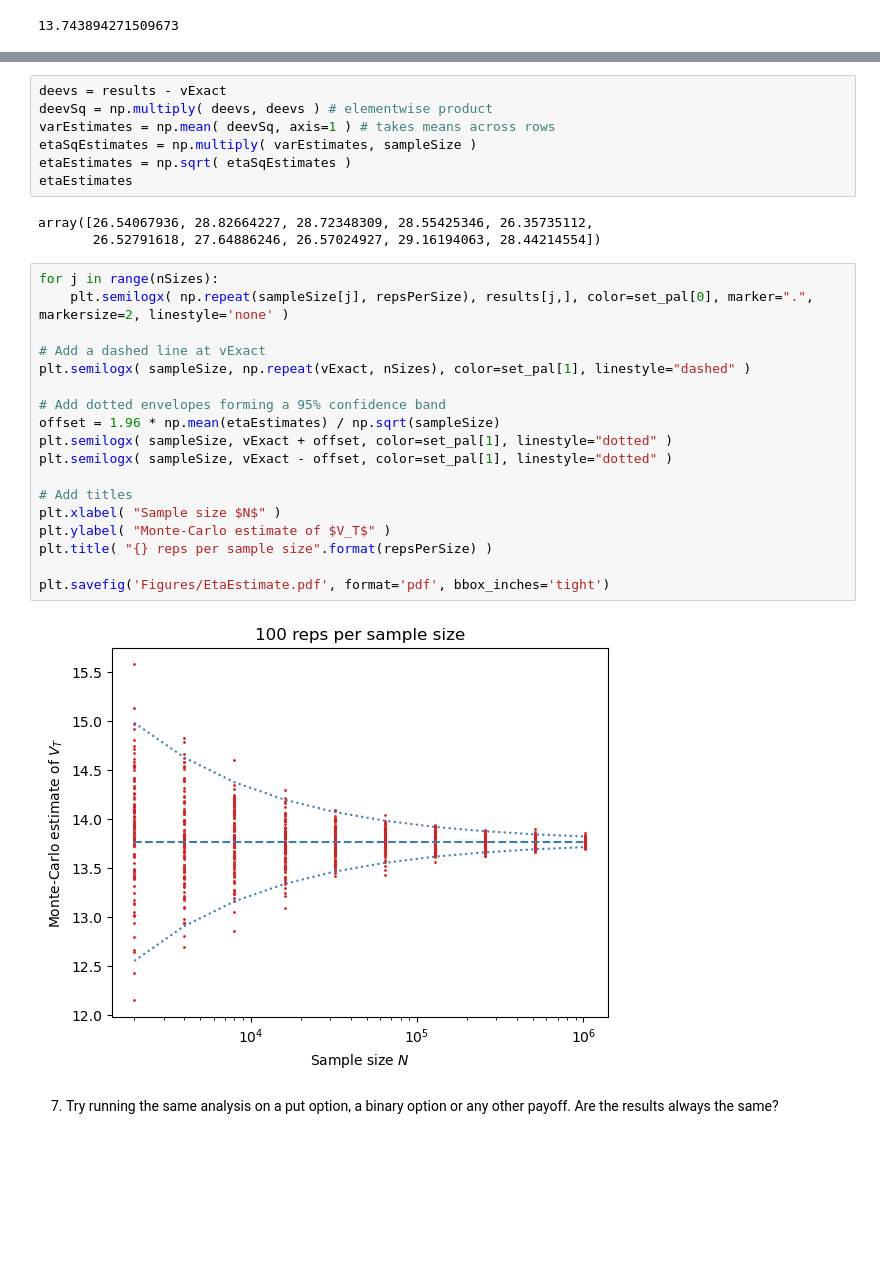
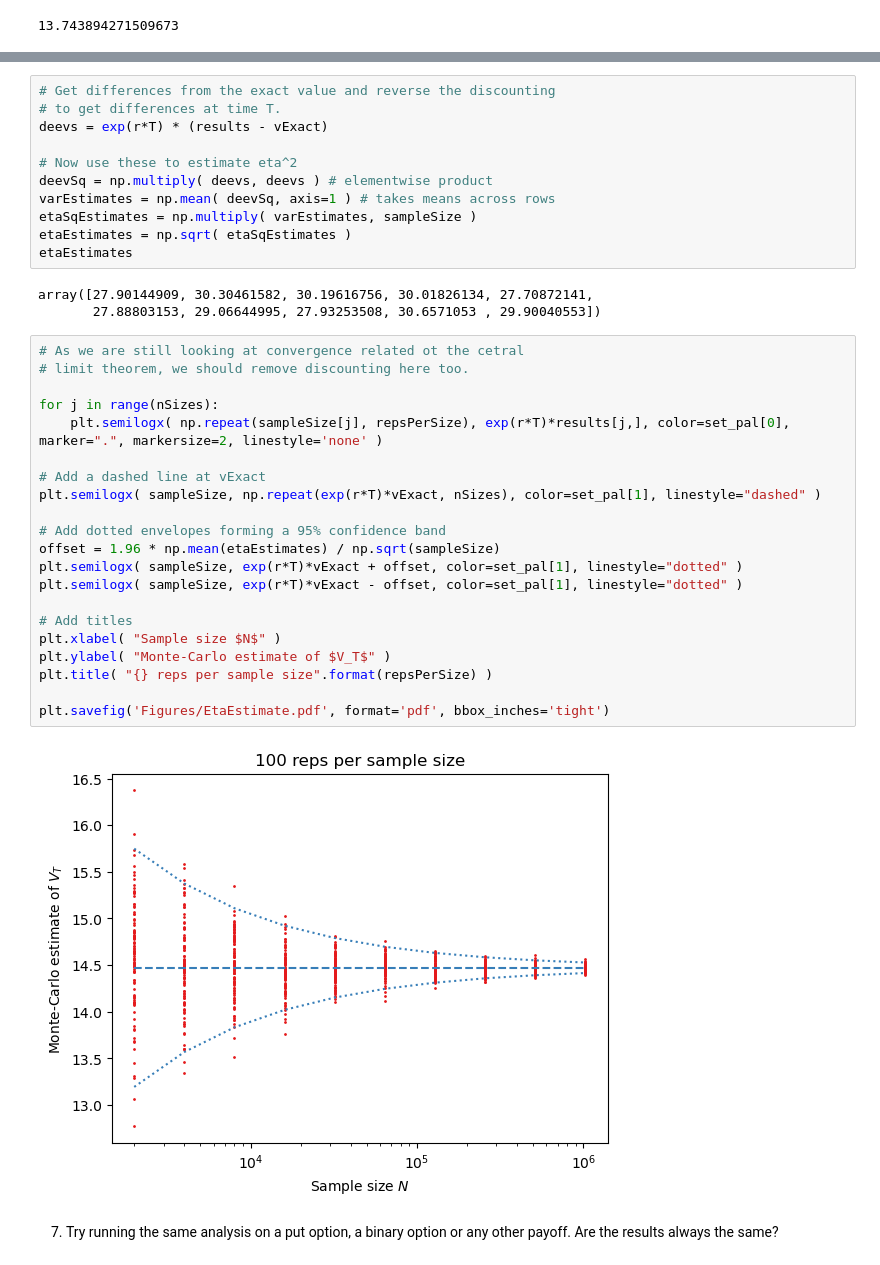
Before and after one commit to VenetianRed/MATH60082-python, a Jupyter notebook: solutions/MATH60082-lab-solution-5.ipynb, the cells around one changed output, grey strips where cells are left out. Saved outputs shown, nothing was run; the diff lists cells and outputs as text; blank space fills up the shorter version.

Commit message:
Fixed a mistake about estimateing eta^2: one should not use discounted values

```diff
--- a/solutions/MATH60082-lab-solution-5.ipynb
+++ b/solutions/MATH60082-lab-solution-5.ipynb
@@ -159,33 +156,40 @@ The table of results constructed above should help. We can compute sums-of-squar
 # %%
-deevs = results - vExact
+# Get differences from the exact value and reverse the discounting
+# to get differences at time T.
+deevs = exp(r*T) * (results - vExact)
+
+# Now use these to estimate eta^2
 deevSq = np.multiply( deevs, deevs ) # elementwise product
 varEstimates = np.mean( deevSq, axis=1 ) # takes means across rows
 etaSqEstimates = np.multiply( varEstimates, sampleSize )
 etaEstimates = np.sqrt( etaSqEstimates )
 etaEstimates
 # %% [output]
-array([26.54067936, 28.82664227, 28.72348309, 28.55425346, 26.35735112,
-       26.52791618, 27.64886246, 26.57024927, 29.16194063, 28.44214554])
+array([27.90144909, 30.30461582, 30.19616756, 30.01826134, 27.70872141,
+       27.88803153, 29.06644995, 27.93253508, 30.6571053 , 29.90040553])
 # %%
+# As we are still looking at convergence related ot the cetral
+# limit theorem, we should remove discounting here too.
+
 for j in range(nSizes):
-    plt.semilogx( np.repeat(sampleSize[j], repsPerSize), results[j,], color=set_pal[0], marker=".", markersize=2, linestyle='none' )
+    plt.semilogx( np.repeat(sampleSize[j], repsPerSize), exp(r*T)*results[j,], color=set_pal[0], marker=".", markersize=2, linestyle='none' )
 
 # Add a dashed line at vExact
-plt.semilogx( sampleSize, np.repeat(vExact, nSizes), color=set_pal[1], linestyle="dashed" )
+plt.semilogx( sampleSize, np.repeat(exp(r*T)*vExact, nSizes), color=set_pal[1], linestyle="dashed" )
 
 # Add dotted envelopes forming a 95% confidence band
 offset = 1.96 * np.mean(etaEstimates) / np.sqrt(sampleSize)
-plt.semilogx( sampleSize, vExact + offset, color=set_pal[1], linestyle="dotted" )
-plt.semilogx( sampleSize, vExact - offset, color=set_pal[1], linestyle="dotted" )
+plt.semilogx( sampleSize, exp(r*T)*vExact + offset, color=set_pal[1], linestyle="dotted" )
+plt.semilogx( sampleSize, exp(r*T)*vExact - offset, color=set_pal[1], linestyle="dotted" )
 
 # Add titles
 plt.xlabel( "Sample size $N$" )
 plt.ylabel( "Monte-Carlo estimate of $V_T$" )
 plt.title( "{} reps per sample size".format(repsPerSize) )
 
 plt.savefig('Figures/EtaEstimate.pdf', format='pdf', bbox_inches='tight')
 # %% [output]
-[figure, old version]
+[figure, new version]
 # %% [markdown]
 7. Try running the same analysis on a put option, a binary option or any other payoff. Are the results always the same?
 # %% [markdown]
```
Also changed, not shown: parts of 22 cells of this notebook.
